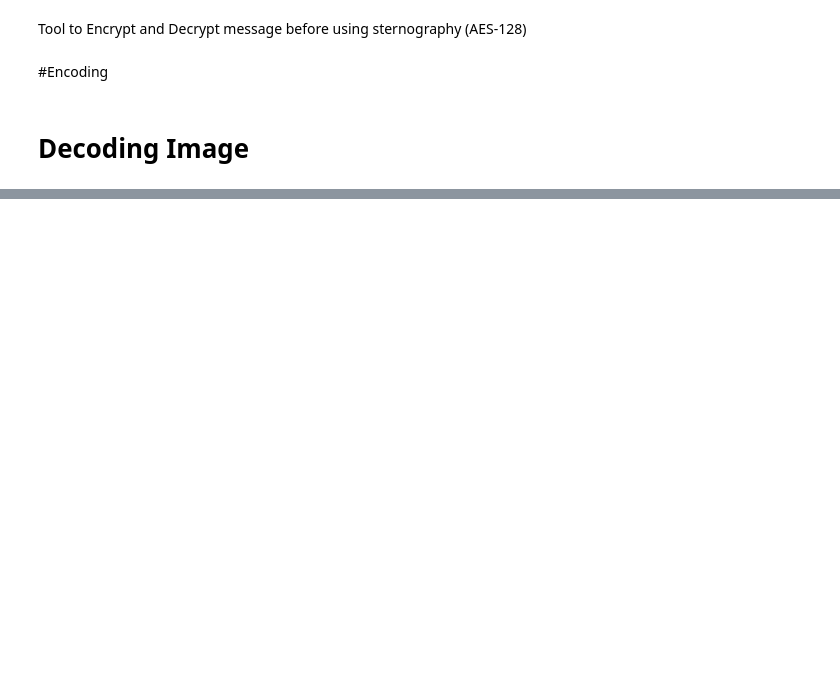
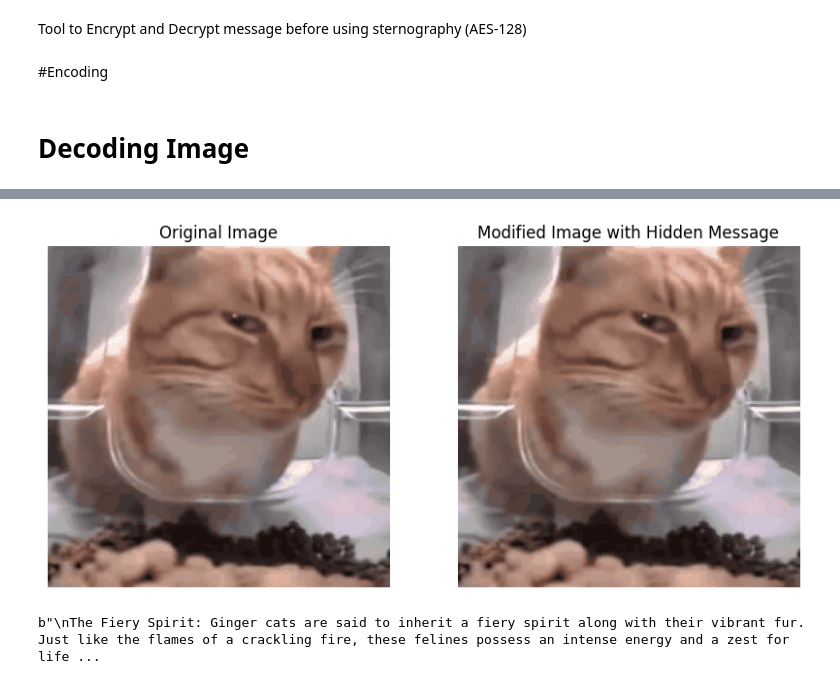
Before and after one commit to tawan-chaidee/Image_sternography, a Jupyter notebook: Image_sternography.ipynb, the cells around one changed output, grey strips where cells are left out. Drawn from its saved outputs; the diff is of its cells as text; code cells hidden in the pictures; blank space fills up the shorter version.

```diff
--- a/Image_sternography.ipynb
+++ b/Image_sternography.ipynb
@@ -190,0 +152,35 @@ b"\nToday when I walked into my economics class I saw something I dread every ti
+# %%
+
+# Define the message to be hidden
+message = '''
+The Fiery Spirit: Ginger cats are said to inherit a fiery spirit along with their vibrant fur. Just like the flames of a crackling fire, these felines possess an intense energy and a zest for life. They're often the life of the party, always ready to pounce into action and explore the world around them with unbridled enthusiasm.
+Bold and Fearless: Ginger cats are known for their bravery and fearlessness. They approach new experiences with gusto, never hesitating to leap into the unknown. Whether it's climbing to the highest perch or confronting a pesky neighborhood dog, these cats fearlessly tackle challenges head-on, earning them a reputation as the daredevils of the feline world.
+Spirited Independence: Ginger cats have an independent streak as fiery as their fur. While they may enjoy the company of their humans, they also value their autonomy and refuse to be tied down by anyone or anything. They'll saunter off on solo adventures without a second thought, confidently navigating the world on their own terms.
+Charmingly Quirky: There's never a dull moment with a ginger cat around. These felines have a knack for charming their way into the hearts of everyone they meet with their quirky antics and irresistible charm. Whether it's batting at invisible creatures or carrying on full conversations with their humans, ginger cats have a unique brand of charm that's impossible to resist.
+Mischievous Mystique: Behind their fiery exterior lies a mischievous streak that's as mysterious as it is captivating. Ginger cats are notorious for their playful antics and cunning intelligence. They'll stealthily stalk their prey (or their favorite feather toy) with the skill of a seasoned hunter, keeping their humans on their toes with their unpredictable behavior.
+'''
+
+secret_message,key = AES_encrypt(message)
+secret_message_str = secret_message.decode('utf-8')
+
+# Encode the message into the image
+modified_img = encode_message(im, secret_message_str)
+
+# Display the original and modified images
+display_images(im, modified_img)
+
+# Save the modified image
+save_image(modified_img, "modified_image_with_hidden_message.png")
+
+# Load the modified image with the hidden message
+modified_img = Image.open("modified_image_with_hidden_message.png")
+
+# Decode hidden message
+decoded_message_bits = decode_message(modified_img)
+decoded_message_str = bits_to_string(decoded_message_bits)
+decoded_message_str = AES_decrypt(decoded_message_str,key)
+
+print(decoded_message_str)
+# %% [output]
+[figure, added]
+b"\nThe Fiery Spirit: Ginger cats are said to inherit a fiery spirit along with their vibrant fur. Just like the flames of a crackling fire, these felines possess an intense energy and a zest for life ...
```
Also changed, not shown: parts of 5 cells of this notebook.
